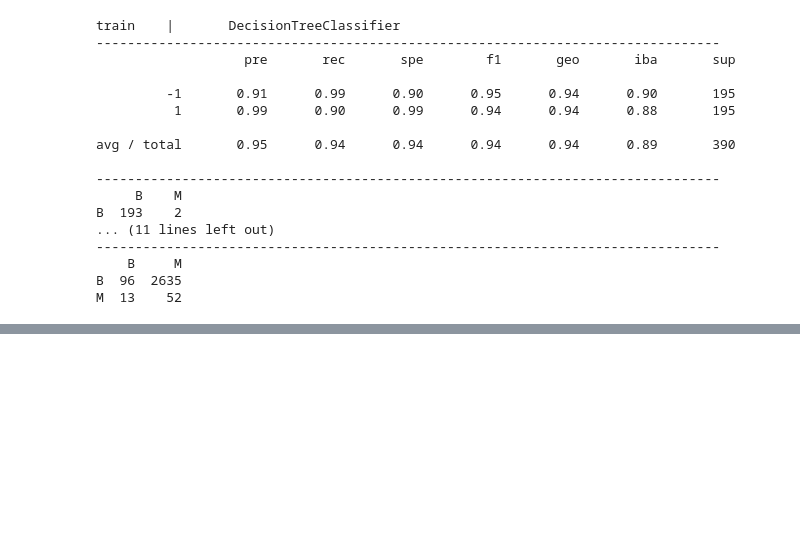
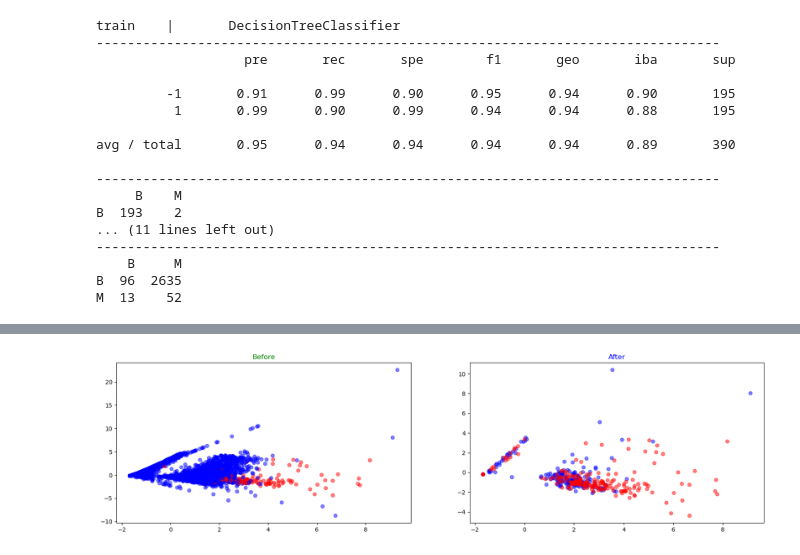
Before and after one commit to natasablagojevic/ip1_review, a Jupyter notebook: Vezbanje4/09.Imblearn.ipynb, the cells around one changed output, grey strips where cells are left out. Saved outputs shown, nothing was run; the diff lists cells and outputs as text; code cells hidden in the pictures; blank space fills up the shorter version.

```diff
--- a/Vezbanje4/09.Imblearn.ipynb
+++ b/Vezbanje4/09.Imblearn.ipynb
@@ -297,0 +324,8 @@ X_resampled, y_resampled = resample(nm3, X_train, y_train)
+# %%
+cnn = CondensedNearestNeighbour(random_state=0, n_neighbors=10, sampling_strategy='majority')
+# %%
+X_resampled, y_resampled = resample(cnn, X_train, y_train)
+# %%
+visualize(X_train, X_resampled, y_train, y_resampled)
+# %% [output]
+[figure, added]
```
Also changed, not shown: parts of 20 cells of this notebook.
